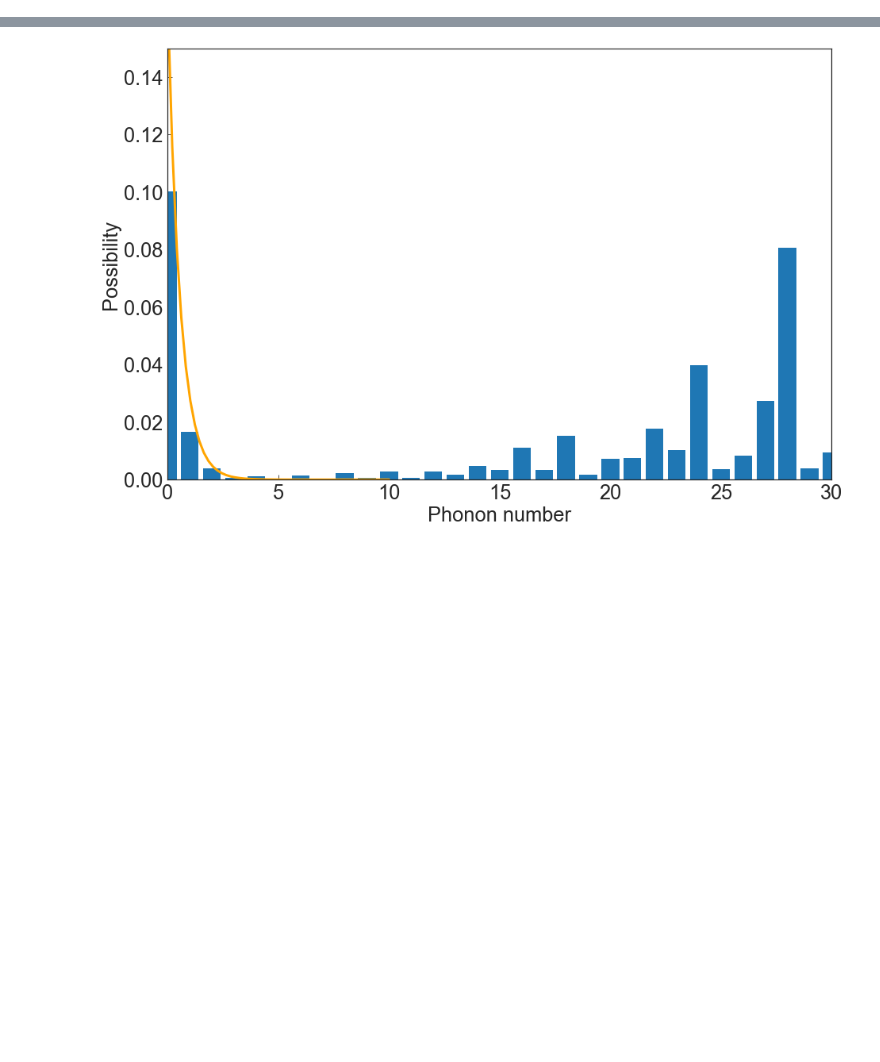
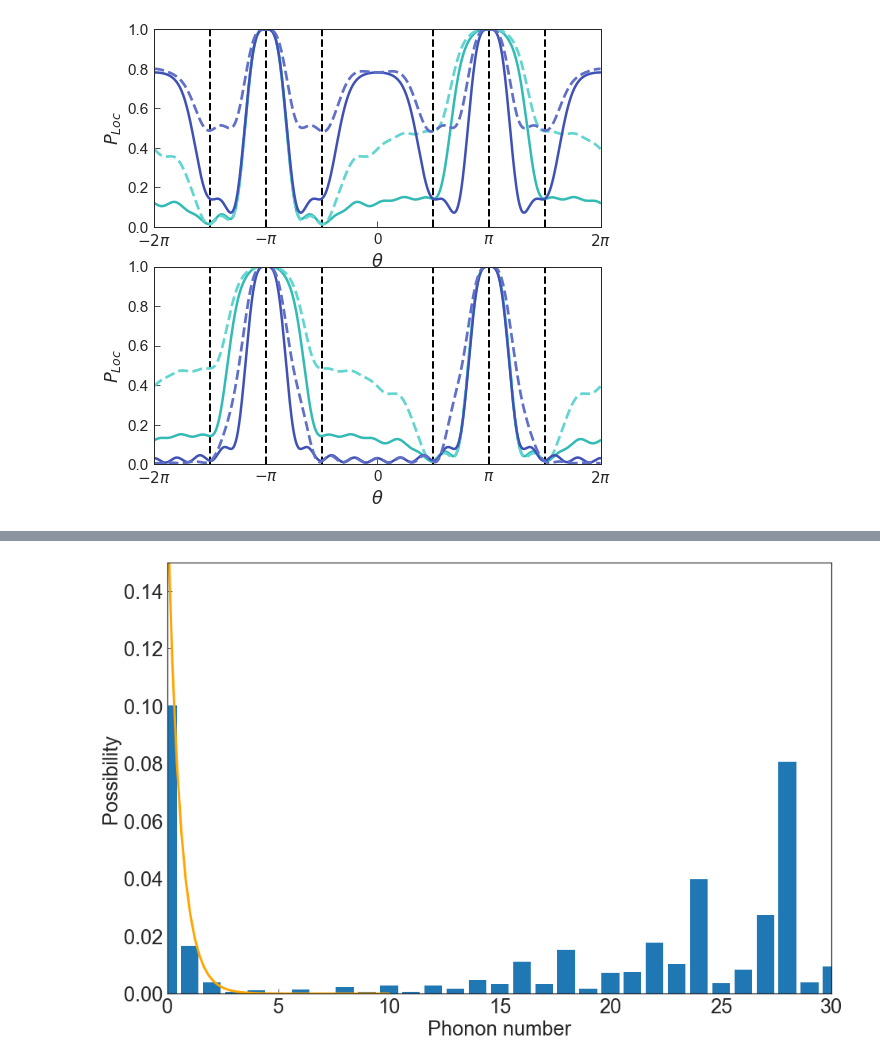
Before and after one commit to HAOQINGZHANG1234/quantumwalk, a Jupyter notebook: code/19_10_9_fig_for_paper.ipynb, the cells around one changed output, grey strips where cells are left out. Saved outputs shown, nothing was run; the diff lists cells and outputs as text; code cells hidden in the pictures; blank space fills up the shorter version.

```diff
--- a/code/19_10_9_fig_for_paper.ipynb
+++ b/code/19_10_9_fig_for_paper.ipynb
@@ -489,6 +465,45 @@ for i,theta in enumerate(theta_2):
     P8 = abs(state8[0])**2 + abs(state8[1])**2 + abs(state8[2])**2
     p7[i] = P7[0] + P7[1]
     p8[i] = P8[0] + P8[1]
+# %%
+plt.figure(figsize=(8,8))
+plt.subplot(2,1,1)
+plt.plot(theta_2, p1,linewidth=2.5, c='#32bab5')
+plt.plot(theta_2, p5,linewidth=2.7, c='#63d5d1',linestyle="--")
+plt.plot(theta_2, p3,linewidth=2.5, c='#3f51b5')
+plt.plot(theta_2, p7,linewidth=2.7, c='#606fc7',linestyle="--")
+plt.ylim(top = 1,bottom = 0)
+plt.xlim((-2*np.pi,2*np.pi))
+my_x_ticks = np.arange(-2*np.pi,2*np.pi+np.pi,np.pi)
+plt.xticks(my_x_ticks,('$-2\pi$','$-\pi$','0','$\pi$','$2\pi$'))
+plt.vlines(-3*np.pi/2, 0, 1, linestyles = "dashed")
+plt.vlines(-np.pi, 0, 1, linestyles = "dashed")
+plt.vlines(-np.pi/2, 0, 1, linestyles = "dashed")
+plt.vlines(np.pi/2, 0, 1, linestyles = "dashed")
+plt.vlines(np.pi, 0, 1, linestyles = "dashed")
+plt.vlines(3*np.pi/2, 0, 1, linestyles = "dashed")
+plt.ylabel(r'$P_{Loc}$')
+plt.xlabel(r'$\theta$')
+plt.subplot(2,1,2)
+plt.plot(theta_2, p2,linewidth=2.5, c='#32bab5')
+plt.plot(theta_2, p6,linewidth=2.7, c='#63d5d1',linestyle="--")
+plt.plot(theta_2, p4,linewidth=2.5, c='#3f51b5')
+plt.plot(theta_2, p8,linewidth=2.7, c='#606fc7',linestyle="--")
+plt.ylim(top = 1,bottom = 0)
+plt.xlim((-2*np.pi,2*np.pi))
+my_x_ticks = np.arange(-2*np.pi,2*np.pi+np.pi,np.pi)
+plt.xticks(my_x_ticks,('$-2\pi$','$-\pi$','0','$\pi$','$2\pi$'))
+plt.vlines(-3*np.pi/2, 0, 1, linestyles = "dashed")
+plt.vlines(-np.pi, 0, 1, linestyles = "dashed")
+plt.vlines(-np.pi/2, 0, 1, linestyles = "dashed")
+plt.vlines(np.pi/2, 0, 1, linestyles = "dashed")
+plt.vlines(np.pi, 0, 1, linestyles = "dashed")
+plt.vlines(3*np.pi/2, 0, 1, linestyles = "dashed")
+plt.ylabel(r'$P_{Loc}$')
+plt.xlabel(r'$\theta$')
+plt.savefig('../fig/phase_ap_1.pdf')
+# %% [output]
+[figure, added]
 # %%
 plt.figure(figsize=(20, 20))
 plt.subplot(2, 2, 1)
```
Also changed, not shown: parts of 13 cells of this notebook, 9 other files.
